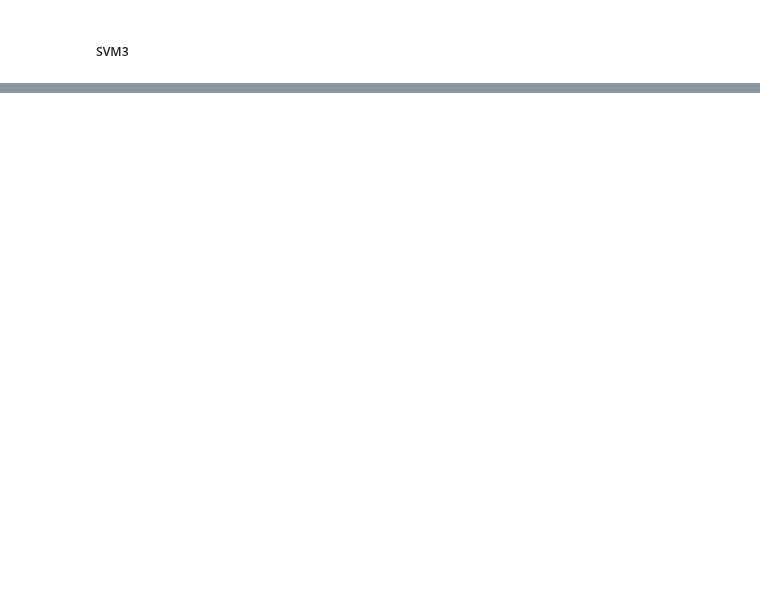
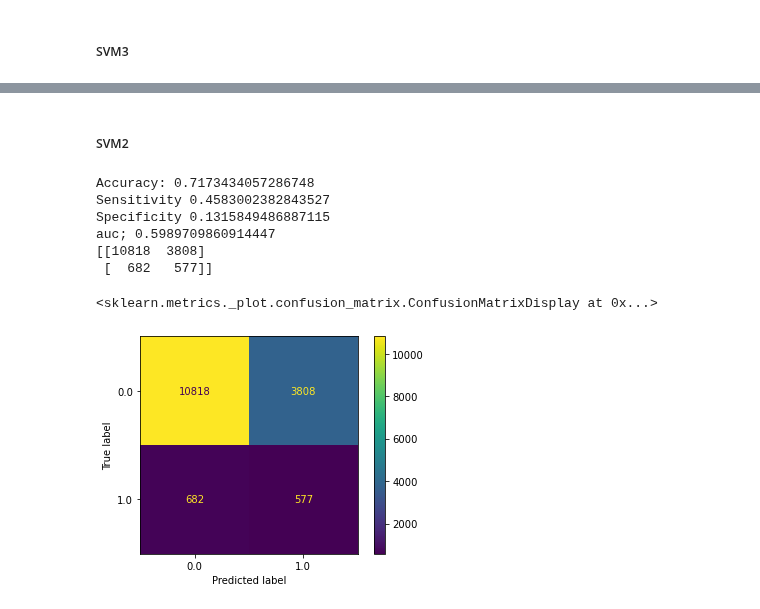
Before and after one commit to C-Stewart-GH/Hong_Kong_Horse_Racing_Project, a Jupyter notebook: MiniLab/SVM Nathan.ipynb, the cells around one changed output, grey strips where cells are left out. Saved outputs shown, nothing was run; the diff lists cells and outputs as text; code cells hidden in the pictures; blank space fills up the shorter version.

```diff
--- a/MiniLab/SVM Nathan.ipynb
+++ b/MiniLab/SVM Nathan.ipynb
@@ -154,0 +200,30 @@ ax.xaxis.set_ticklabels(['Lost', 'Won']); ax.yaxis.set_ticklabels(['Lost', 'Won'
+# %% [markdown]
+##### SVM2
+# %%
+# train the model
+svm_clf = SVC(C=20, kernel='rbf', gamma='auto',class_weight = 'balanced') # get object
+svm_clf.fit(x_pcatrain,Y_train)  # train object
+
+y_hat = svm_clf.predict(x_pcatest) # get test set precitions
+
+acc = mt.accuracy_score(Y_test,y_hat)
+sen = mt.recall_score(Y_test,y_hat)
+spe = mt.precision_score(Y_test,y_hat)
+conf = mt.confusion_matrix(Y_test,y_hat)
+auc=roc_auc_score(Y_test,y_hat)
+print('Accuracy:', acc )
+print('Sensitivity',sen)
+print('Specificity',spe)
+print('auc;',auc)
+print(conf)
+disp=ConfusionMatrixDisplay(confusion_matrix=conf,  display_labels=svm_clf.classes_)
+disp.plot()
+# %% [output]
+Accuracy: 0.7173434057286748
+Sensitivity 0.4583002382843527
+Specificity 0.1315849486887115
+auc; 0.5989709860914447
+[[10818  3808]
+ [  682   577]]
+<sklearn.metrics._plot.confusion_matrix.ConfusionMatrixDisplay at 0x...>
+[figure, added]
```
Also changed, not shown: parts of 16 cells of this notebook.
